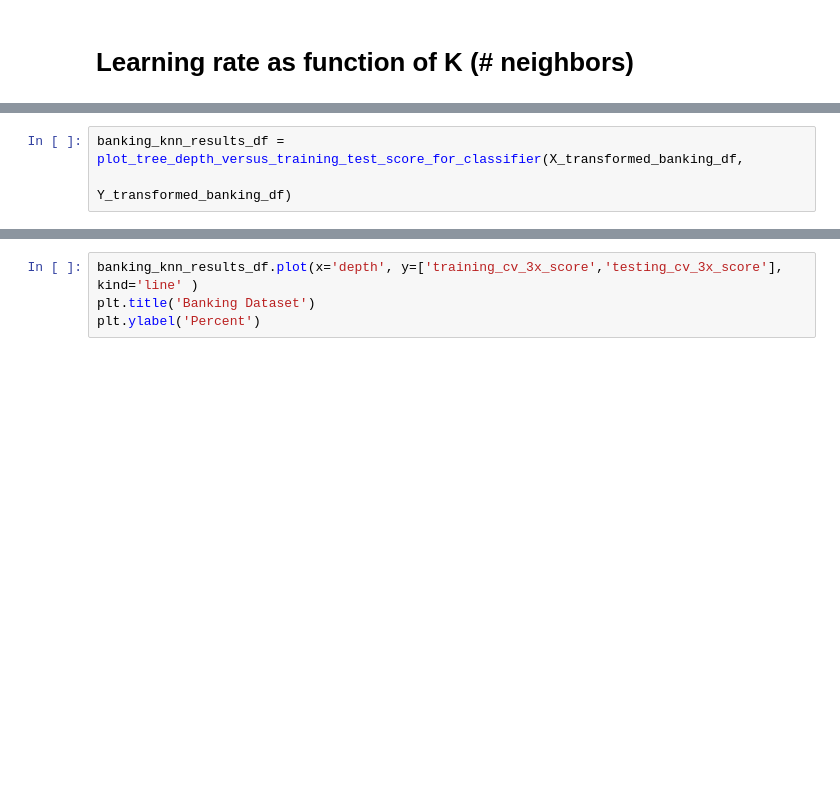
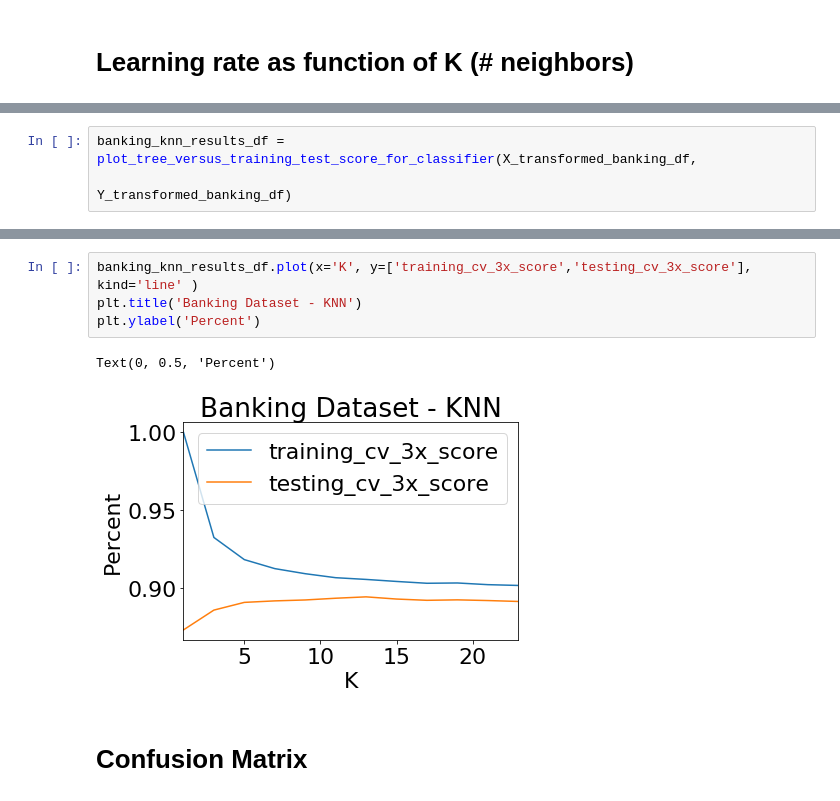
Before and after one commit to jonhilgart22/gatech_machine_learning, a Jupyter notebook: problem set 1/k_nearest_neighbors.ipynb, the cells around one changed output, grey strips where cells are left out. Drawn from its saved outputs; the diff is of its cells as text; blank space fills up the shorter version.

```diff
--- a/problem set 1/k_nearest_neighbors.ipynb
+++ b/problem set 1/k_nearest_neighbors.ipynb
@@ -328,3 +401,3 @@ plt.ylabel('Percent')
 # %%
-banking_knn_results_df = plot_tree_depth_versus_training_test_score_for_classifier(X_transformed_banking_df,
+banking_knn_results_df = plot_tree_versus_training_test_score_for_classifier(X_transformed_banking_df,
                                                                       Y_transformed_banking_df)
@@ -331,4 +417,9 @@ banking_knn_results_df = plot_tree_depth_versus_training_test_score_for_classifi
 # %%
-banking_knn_results_df.plot(x='depth', y=['training_cv_3x_score','testing_cv_3x_score'], kind='line' )
-plt.title('Banking Dataset')
+banking_knn_results_df.plot(x='K', y=['training_cv_3x_score','testing_cv_3x_score'], kind='line' )
+plt.title('Banking Dataset - KNN')
 plt.ylabel('Percent')
+# %% [output]
+Text(0, 0.5, 'Percent')
+[figure, added]
+# %% [markdown]
+# Confusion Matrix
```
Also changed, not shown: parts of 34 cells of this notebook, 2 other files.
